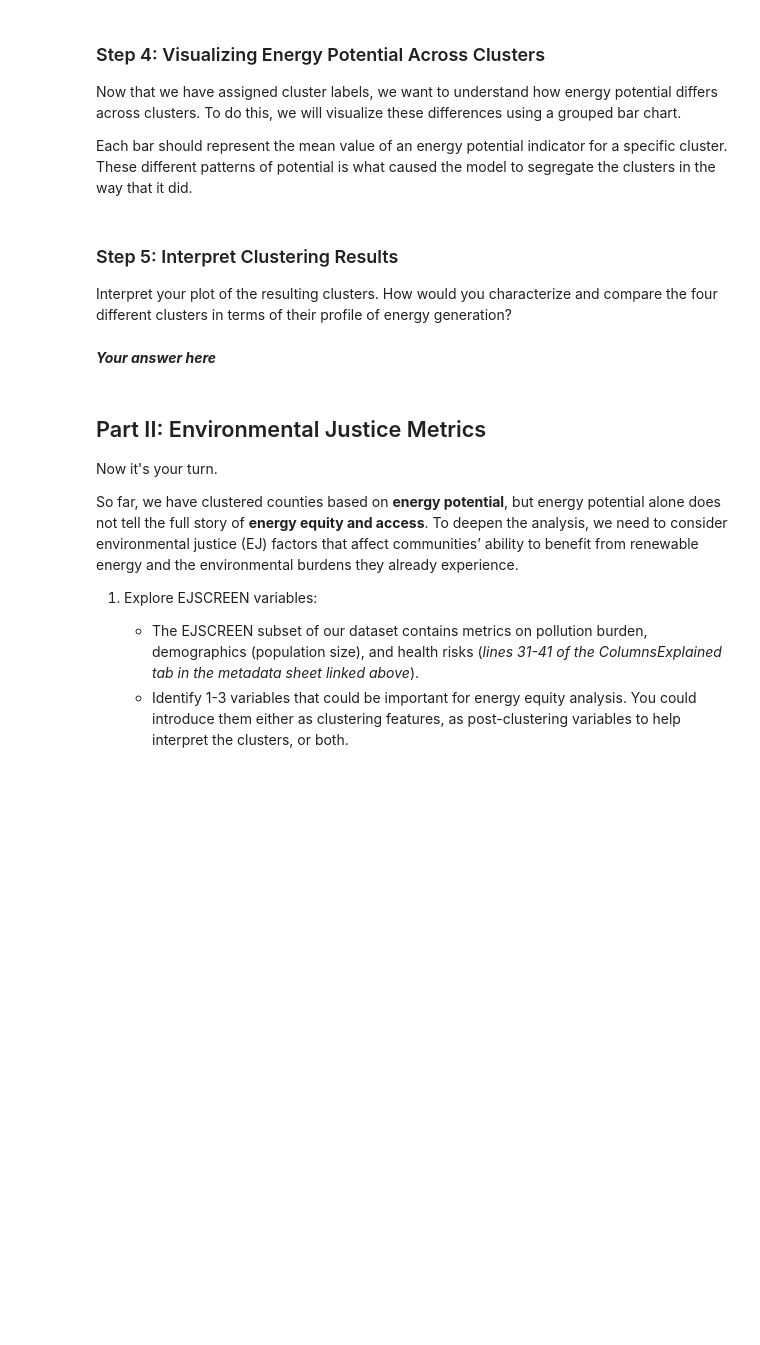
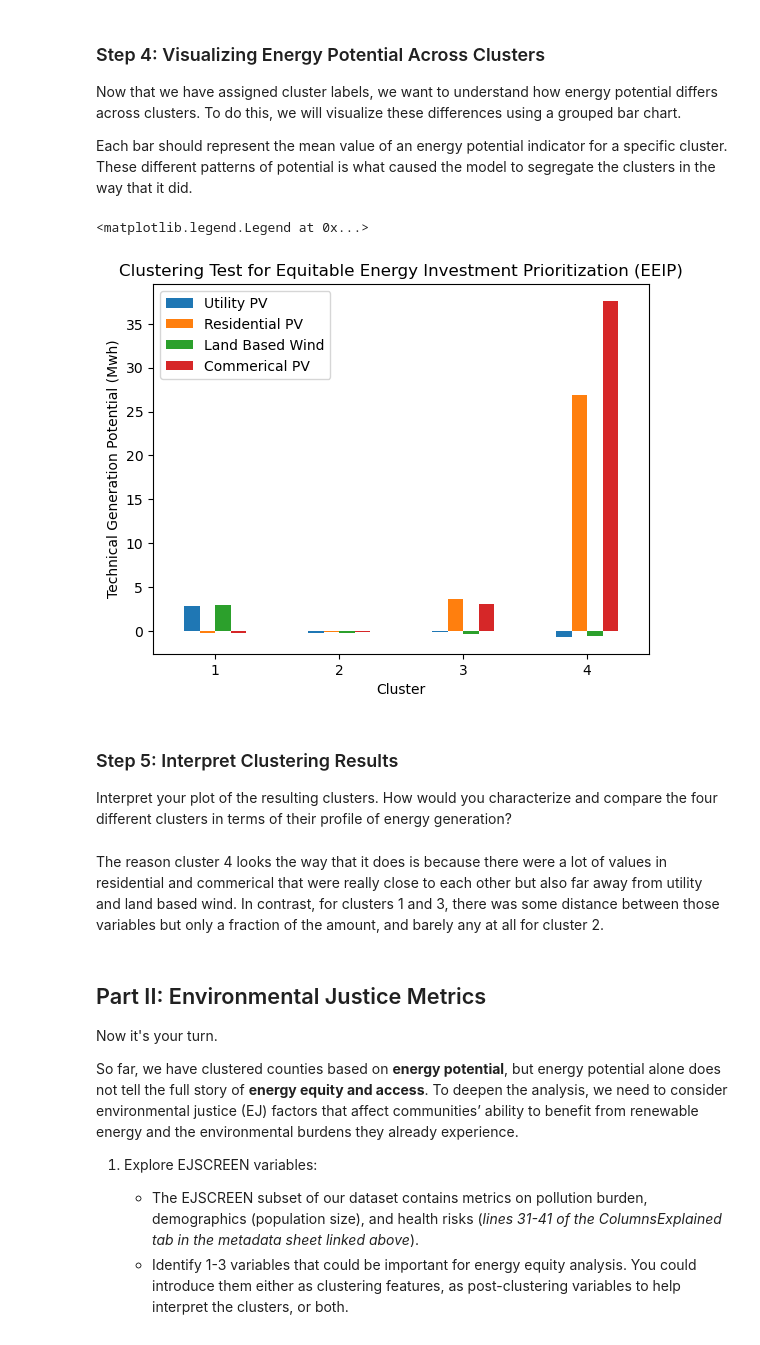
Before and after one commit to silkieMoth/EDS232-labs, a Jupyter notebook: Week8/lab8-ej-clustering-.ipynb, the cells around one changed output. Saved outputs shown, nothing was run; the diff lists cells and outputs as text; code cells hidden in the pictures; blank space fills up the shorter version.

```diff
--- a/Week8/lab8-ej-clustering-.ipynb
+++ b/Week8/lab8-ej-clustering-.ipynb
@@ -67,3 +82,17 @@ To better understand the clustering results, we will:
 - Compute and print the mean values of the original energy potential features for each cluster.
 
 This summary will help us interpret how counties differ in energy potential across clusters and inform possible next steps for analysis.
+# %%
+# set optimal clusters
+num_clusters = 4
+
+# extract cluster assignments
+clust = fcluster(lk, num_clusters, criterion = "maxclust")
+
+# insert cluster assignment column in feature df
+features_clust = features_scaled.assign(Cluster = clust)
+
+# calculate means of features by cluster
+energy_mean = features_clust.groupby('Cluster').mean()
+
+energy_mean
@@ -72,11 +108,20 @@ This summary will help us interpret how counties differ in energy potential acro
 Now that we have assigned cluster labels, we want to understand how energy potential differs across clusters. To do this, we will visualize these differences using a grouped bar chart.
 
 Each bar should represent the mean value of an energy potential indicator for a specific cluster. These different patterns of potential is what caused the model to segregate the clusters in the way that it did.
+# %%
+energy_mean.plot.bar(ylabel = "Technical Generation Potential (Mwh)",
+                     title = 'Clustering Test for Equitable Energy Investment Prioritization (EEIP)',
+                     rot = 0.5) # fix cluster labels right side up
+
+plt.legend(['Utility PV', 'Residential PV', 'Land Based Wind', 'Commerical PV'])
+# %% [output]
+<matplotlib.legend.Legend at 0x...>
+[figure, added]
 # %% [markdown]
 ### Step 5: Interpret Clustering Results
 Interpret your plot of the resulting clusters.  How would you characterize and compare the four different clusters in terms of their profile of energy generation?
-# %% [markdown]
-***Your answer here***
+# %% [markdown]
+The reason cluster 4 looks the way that it does is because there were a lot of values in residential and commerical that were really close to each other but also far away from utility and land based wind. In contrast, for clusters 1 and 3, there was some distance between those variables but only a fraction of the amount, and barely any at all for cluster 2.
 # %% [markdown]
 ## Part II: Environmental Justice Metrics
 Now it's your turn.
```
Also changed, not shown: parts of 11 cells of this notebook, 2 other files.
